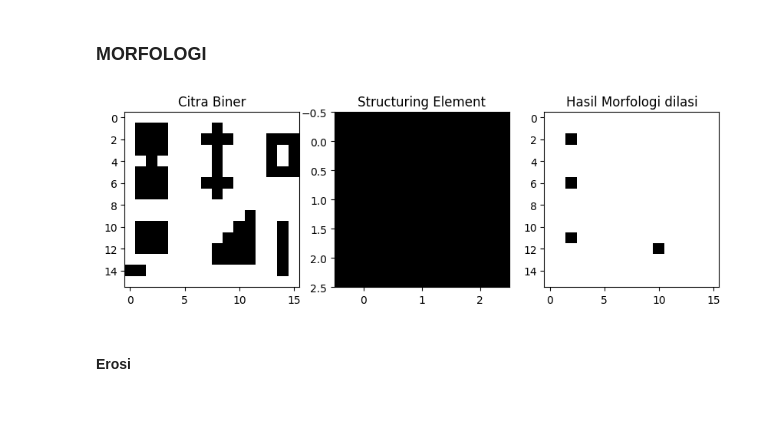
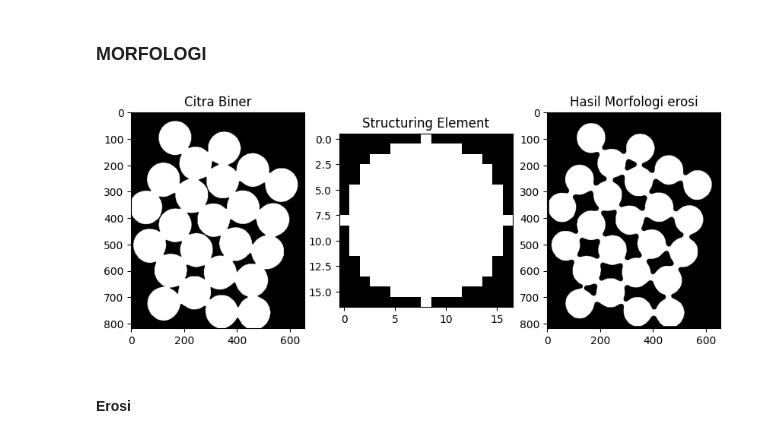
Before and after one commit to sapto-nugroho/PCD, a Jupyter notebook: PCD_Assignment03/PCD_Assignment03.ipynb, the cells around one changed output. Cells and saved outputs as stored; diff of their text form; code cells hidden in the pictures; blank space fills up the shorter version.

```diff
--- a/PCD_Assignment03/PCD_Assignment03.ipynb
+++ b/PCD_Assignment03/PCD_Assignment03.ipynb
@@ -82,15 +82,10 @@ img_path = {
 }
 
 
-# img = input_img("coins")
-img = input_img("structure")
+img = input_img("coins")
+# img = input_img("structure")
 # print(img)
 show_img(img)
-# show_hist(img)
-
-# img = cv2.bitwise_not(img) #invers
-# print(img)
-# show_img(img)
 # show_hist(img)
 
 # img = inversi(img)
@@ -539,36 +463,36 @@ def morfologi(input, tipe_kernel="square", ukuran_kernel=3, operasi="dilasi"):
   conv = konvolusi_morfologi(binary, SE)
   jumlah_SE = np.sum(SE)
 
   match operasi.lower():
     case "dilasi":
       hasil = (conv > 0).astype(np.uint8)
     case "erosi":
       hasil = (conv == jumlah_SE).astype(np.uint8)
     case _:
       raise ValueError(f"Operasi '{operasi}' tidak dikenal.")
 
   # Visualisasi hasil
   plt.figure(figsize=(10,4))
   plt.subplot(1,3,1)
   plt.title("Citra Biner")
   plt.imshow(binary, cmap='gray')
 
   plt.subplot(1,3,2)
   plt.title("Structuring Element")
   plt.imshow(SE, cmap='gray')
 
   plt.subplot(1,3,3)
   plt.title(f"Hasil Morfologi {operasi}")
   plt.imshow(hasil, cmap='gray')
   plt.show()
 
   return hasil, SE
 
-img = inversi(img)
+# img = inversi(img)
 
-hasil, SE = morfologi(img,"square",3,"dilasi")
+hasil, SE = morfologi(img,"circle",17,"erosi")
 # %% [output]
-[figure, old version]
+[figure, new version]
 # %% [markdown]
 #### **Erosi**
 # %% [markdown]
```
Also changed, not shown: parts of 3 cells of this notebook.
